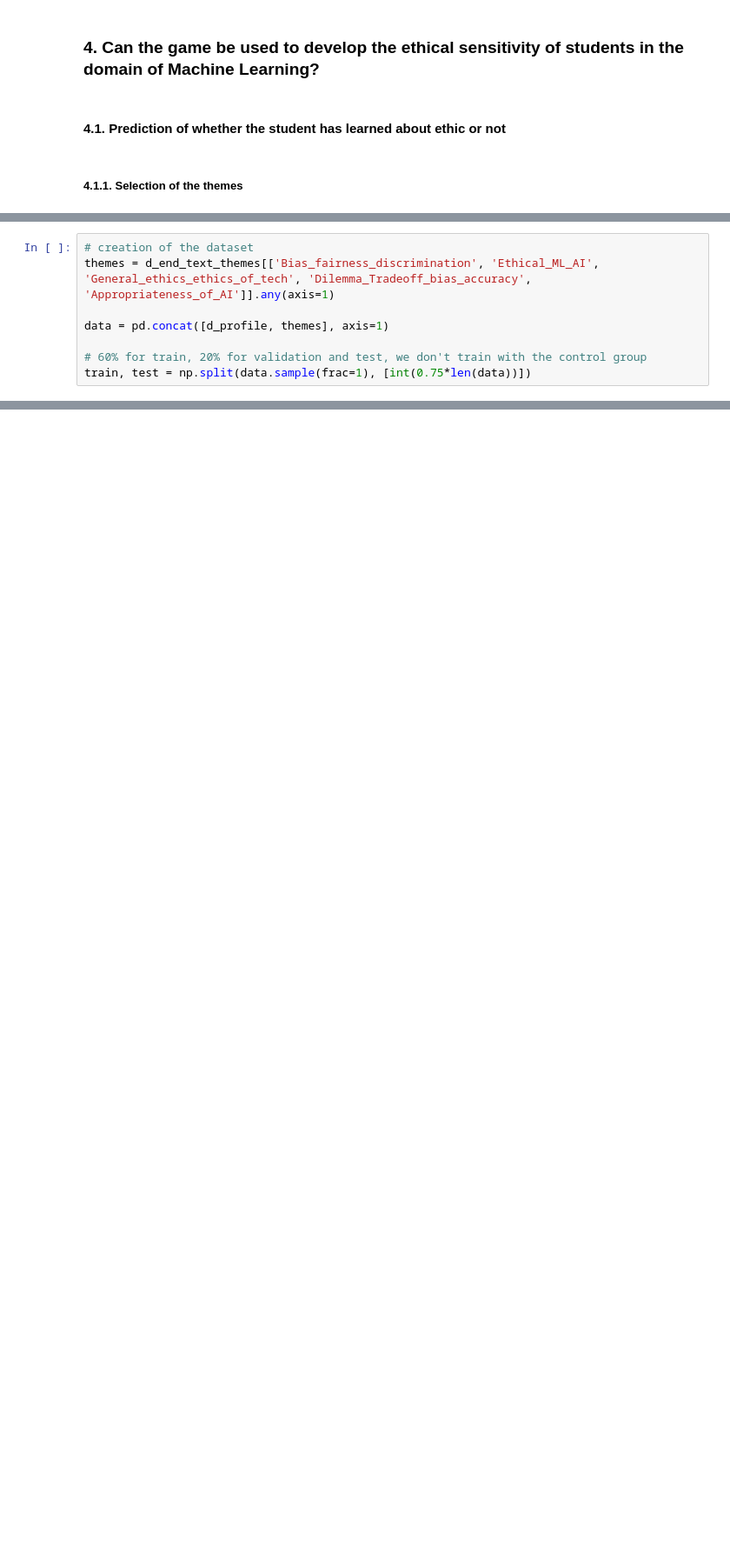
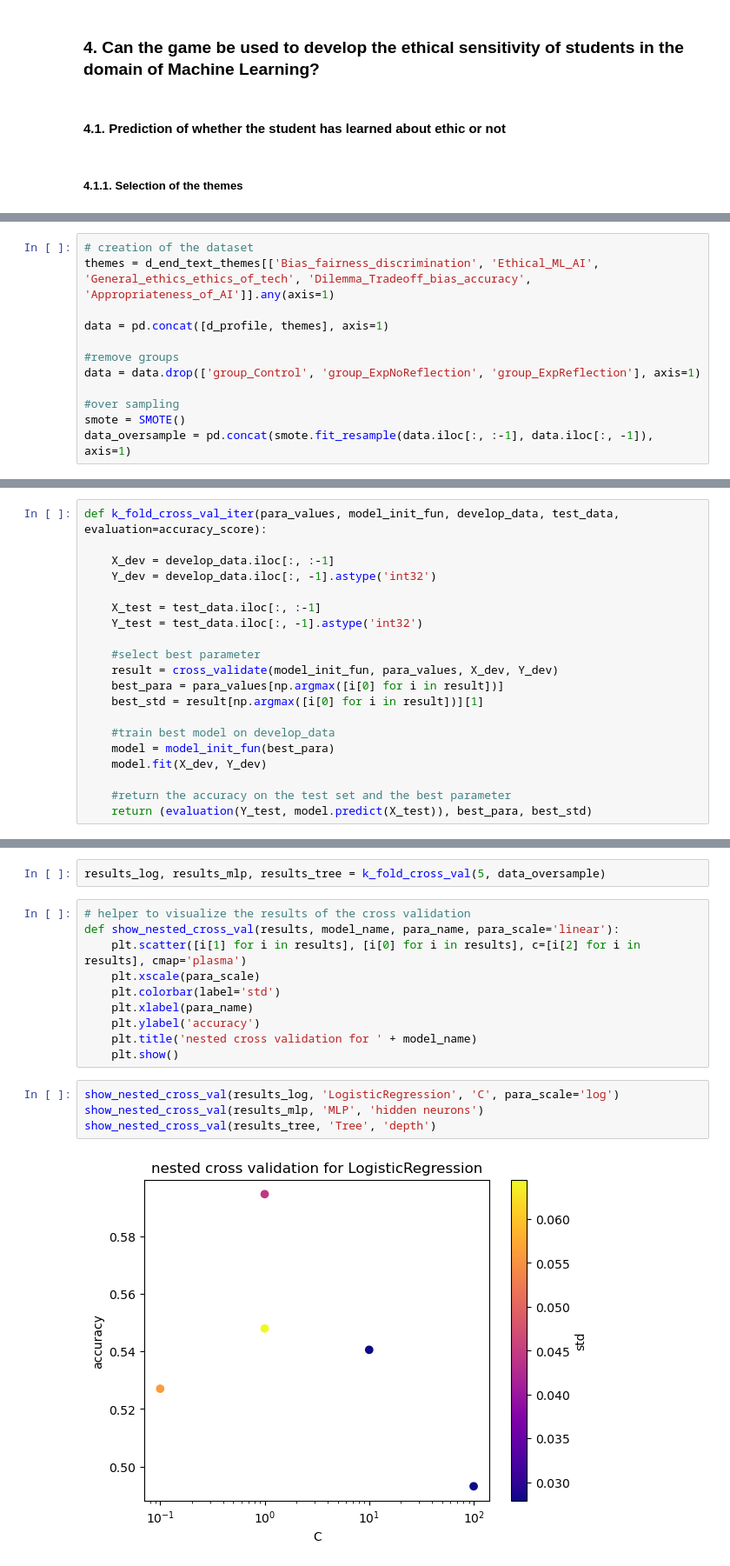
Before and after one commit to jeanknubel/ML4ED_Internship, a Jupyter notebook: notebooks/data_processing.ipynb, the cells around one changed output, grey strips where cells are left out. Shown at 87% size. Saved outputs shown, nothing was run; the diff lists cells and outputs as text; blank space fills up the shorter version.

```diff
--- a/notebooks/data_processing.ipynb
+++ b/notebooks/data_processing.ipynb
@@ -85,5 +94,9 @@ themes = d_end_text_themes[['Bias_fairness_discrimination', 'Ethical_ML_AI', 'Ge
 
 data = pd.concat([d_profile, themes], axis=1)
 
-# 60% for train, 20% for validation and test, we don't train with the control group
-train, test = np.split(data.sample(frac=1), [int(0.75*len(data))])
+#remove groups
+data = data.drop(['group_Control', 'group_ExpNoReflection', 'group_ExpReflection'], axis=1)
+
+#over sampling
+smote = SMOTE()
+data_oversample = pd.concat(smote.fit_resample(data.iloc[:, :-1], data.iloc[:, -1]), axis=1)
@@ -105,0 +115,20 @@ def run_visu_log_reg(axis):
+# %%
+def k_fold_cross_val_iter(para_values, model_init_fun, develop_data, test_data, evaluation=accuracy_score):
+
+    X_dev = develop_data.iloc[:, :-1]
+    Y_dev = develop_data.iloc[:, -1].astype('int32')
+
+    X_test = test_data.iloc[:, :-1]
+    Y_test = test_data.iloc[:, -1].astype('int32')
+
+    #select best parameter
+    result = cross_validate(model_init_fun, para_values, X_dev, Y_dev)
+    best_para = para_values[np.argmax([i[0] for i in result])]
+    best_std = result[np.argmax([i[0] for i in result])][1]
+
+    #train best model on develop_data
+    model = model_init_fun(best_para)
+    model.fit(X_dev, Y_dev)
+
+    #return the accuracy on the test set and the best parameter
+    return (evaluation(Y_test, model.predict(X_test)), best_para, best_std)
@@ -105,0 +169,18 @@ def run_visu_log_reg(axis):
+# %%
+results_log, results_mlp, results_tree = k_fold_cross_val(5, data_oversample)
+# %%
+# helper to visualize the results of the cross validation
+def show_nested_cross_val(results, model_name, para_name, para_scale='linear'):
+    plt.scatter([i[1] for i in results], [i[0] for i in results], c=[i[2] for i in results], cmap='plasma')
+    plt.xscale(para_scale)
+    plt.colorbar(label='std')
+    plt.xlabel(para_name)
+    plt.ylabel('accuracy')
+    plt.title('nested cross validation for ' + model_name)
+    plt.show()
+# %%
+show_nested_cross_val(results_log, 'LogisticRegression', 'C', para_scale='log')
+show_nested_cross_val(results_mlp, 'MLP', 'hidden neurons')
+show_nested_cross_val(results_tree, 'Tree', 'depth')
+# %% [output]
+[figure, added]
```
Also changed, not shown: parts of 24 cells of this notebook, 2 other files.
